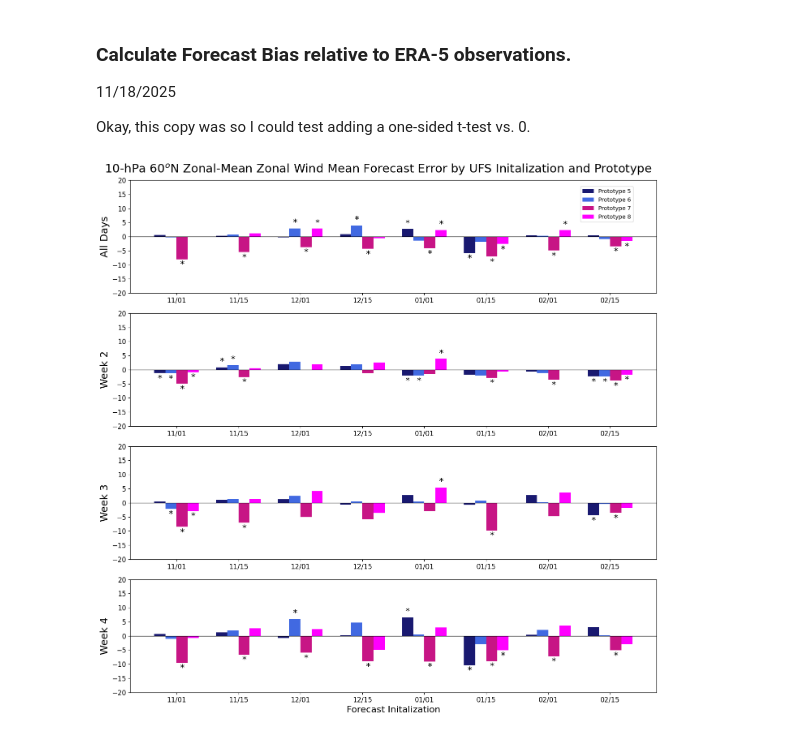
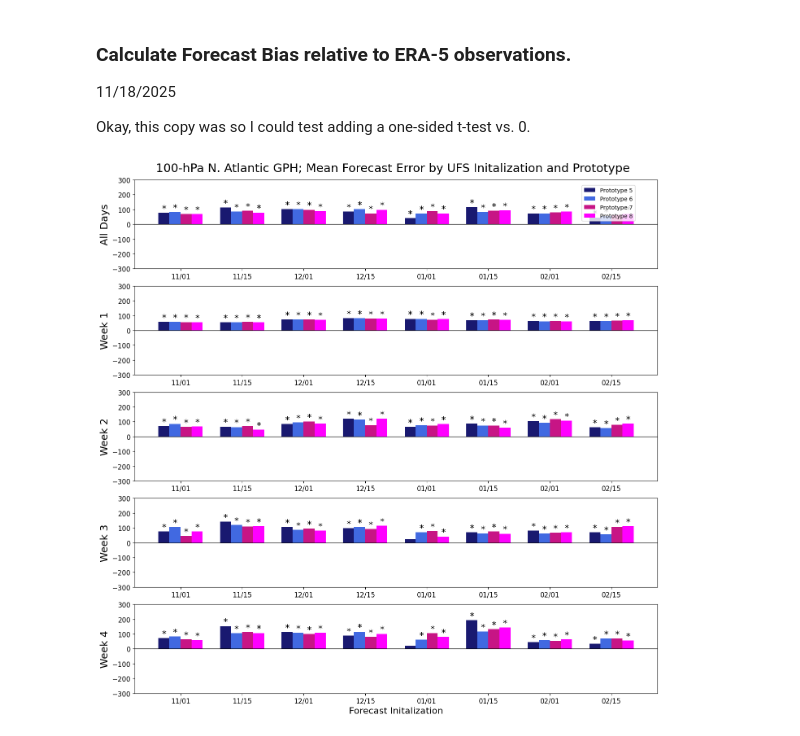
Before and after one commit to emf98/UFS_EllipseAnalysis, a Jupyter notebook: MBE_TestwSig.ipynb, the cells around one changed output. Cells and saved outputs as stored; diff of their text form; code cells hidden in the pictures.

Commit message:
Adding mean forecast error bar plots for each ellipse metric, adding week 1; CODE

```diff
--- a/MBE_TestwSig.ipynb
+++ b/MBE_TestwSig.ipynb
@@ -18,19 +18,19 @@ import pickle
 from MBE import openfile, calculate_mbe, calculate_errors
 from MBE import BP_bulk_array, BW_bulk_array, MBE_barplot, Error_BWplot
 # %%
-lead_times     = ["All Days","Week 2","Week 3","Week 4"]
+lead_times     = ["All Days", "Week 1", "Week 2","Week 3","Week 4"]
 prototypes     = ["Prototype 5","Prototype 6","Prototype 7","Prototype 8"]
 forecast_dates = ["11/01","11/15","12/01","12/15","01/01","01/15","02/01","02/15"]
 colors         = ["midnightblue","royalblue","mediumvioletred","magenta"]
 # %%
 ##test barplot for wind
-title_str = "10-hPa 60$^o$N Zonal-Mean Zonal Wind"
-save_str = "MBE_WindZonalTest.png"
+title_str = "100-hPa N. Atlantic GPH;"
+save_str = "MBE_GPH.png"
 
-w_actual, w_forecast = openfile("ERA5_wind10","UFS_wind10")
+w_actual, w_forecast = openfile("ERA5_gph","UFS_gph")
 error_bulk, sig_mask, sig_pvals = BP_bulk_array(w_actual, w_forecast)
 
 MBE_barplot(lead_times,forecast_dates, prototypes, colors,
-            error_bulk, sig_mask, sig_pvals, title_str, save_str, -20, 20)
+            error_bulk, sig_mask, sig_pvals, title_str, save_str, -300, 300)
 # %% [output]
-[figure, old version]
+[figure, new version]
```
Also changed, not shown: parts of 2 cells of this notebook, 1 other file.
